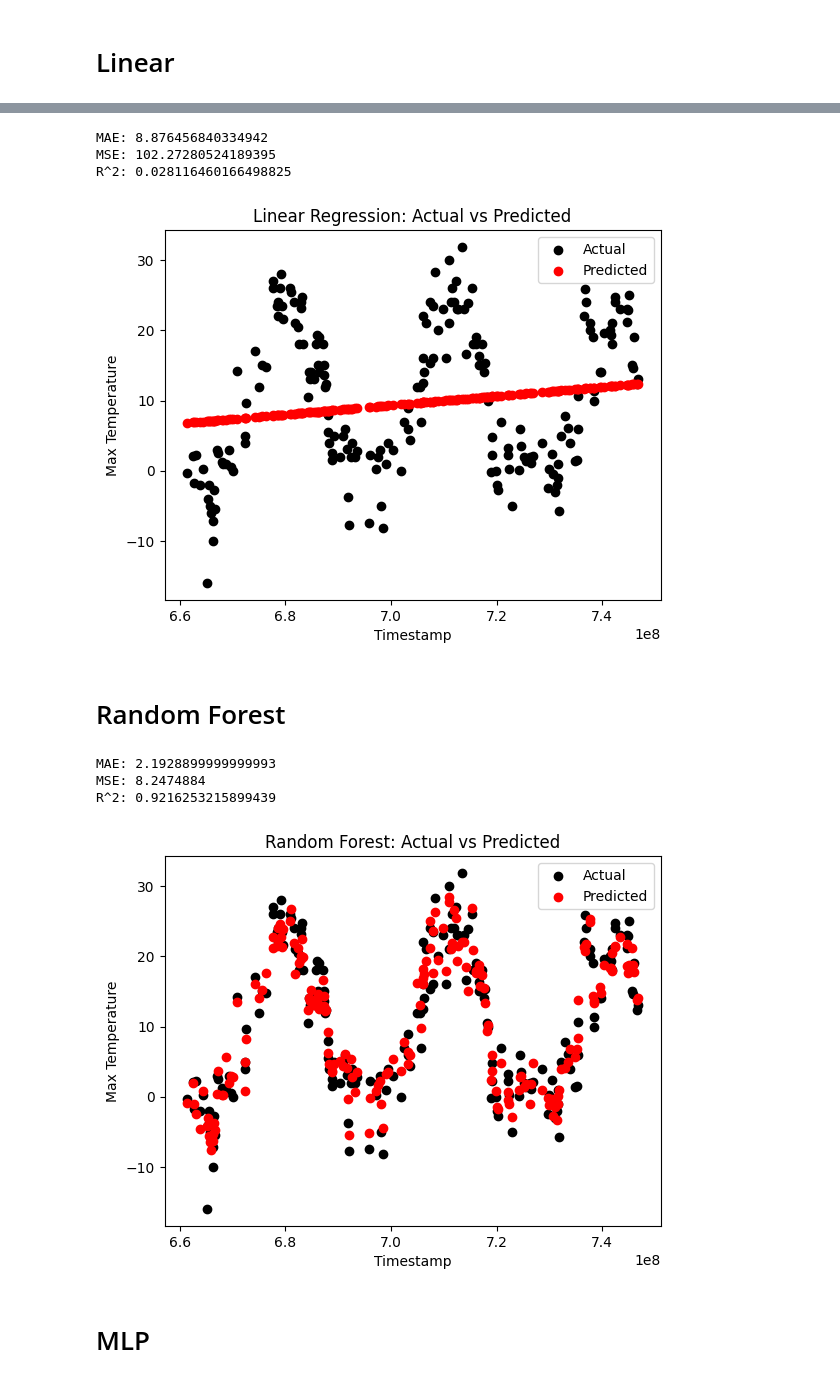
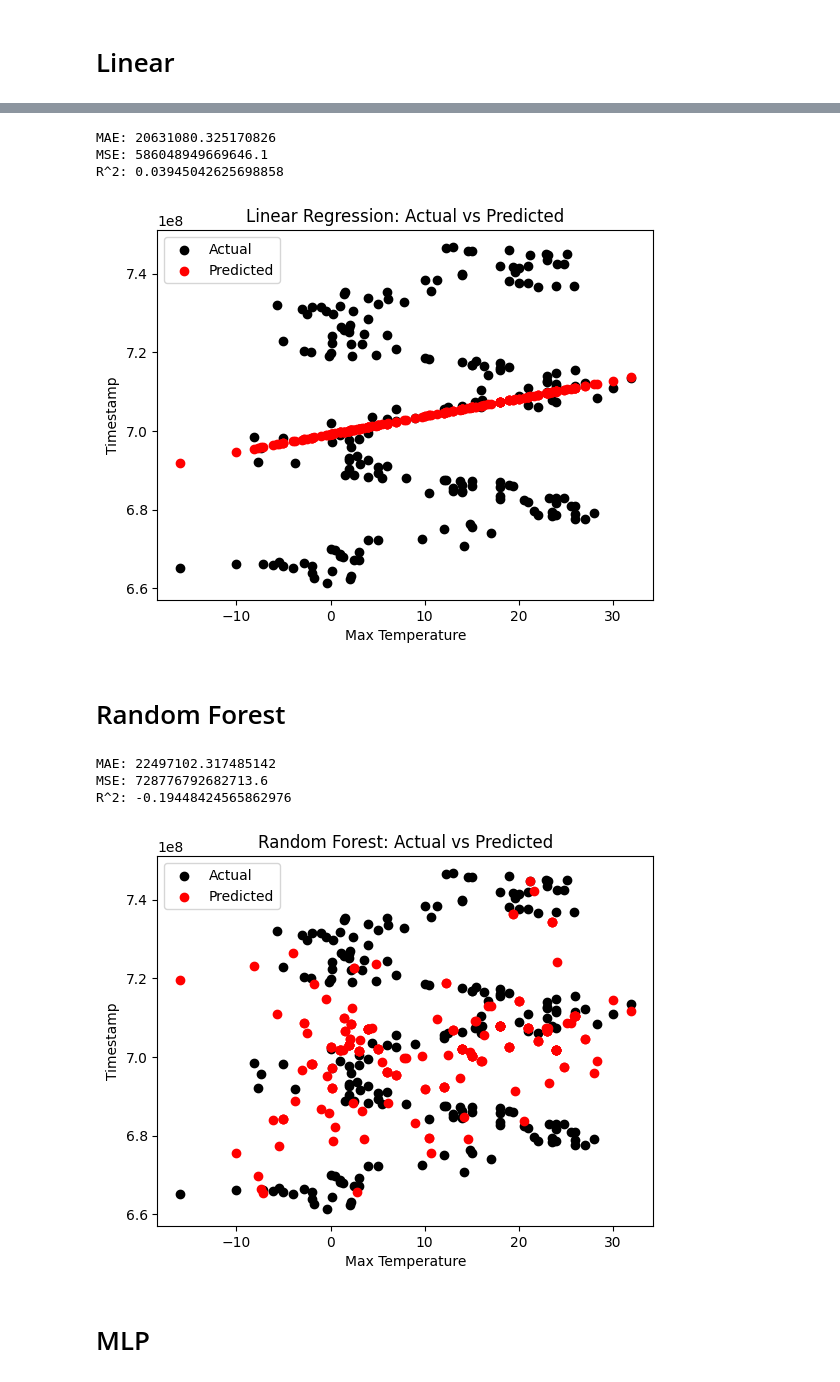
Before and after one commit to Andy-rew/Data-mining, a Jupyter notebook: lab6/lab6.ipynb, the cells around one changed output, grey strips where cells are left out. Drawn from its saved outputs; the diff is of its cells as text; code cells hidden in the pictures.

```diff
--- a/lab6/lab6.ipynb
+++ b/lab6/lab6.ipynb
@@ -65,4 +56,5 @@ import numpy as np
 
 feature = pd.to_datetime(series_analise_date, format='%d.%m.%Y').astype(int) // 10**9 # переводим в секунды
 
-X_train, X_test, y_train, y_test = train_test_split(np.array(feature).reshape(-1, 1), series_analise, test_size=0.2, random_state=42)
+X_train, X_test, y_train, y_test = train_test_split(np.array(series_analise).reshape(-1, 1), np.array(feature), test_size=0.2, random_state=42)
+X_train # температуры
@@ -79,19 +89,19 @@ print('MAE:', mean_absolute_error(y_test, predictions))
 print('MSE:', mean_squared_error(y_test, predictions))
 print('R^2:', r2_score(y_test, predictions))
 # %% [output]
-MAE: 8.876456840334942
-MSE: 102.27280524189395
-R^2: 0.028116460166498825
+MAE: 20631080.325170826
+MSE: 586048949669646.1
+R^2: 0.03945042625698858
 # %%
 plt.scatter(X_test, y_test, color='black', label='Actual')
 plt.scatter(X_test, predictions, color='red', label='Predicted')
-plt.xlabel('Timestamp')
-plt.ylabel('Max Temperature')
+plt.xlabel('Max Temperature')
+plt.ylabel('Timestamp')
 plt.title('Linear Regression: Actual vs Predicted')
 plt.legend()
 plt.show()
 # %% [output]
-[figure, old version]
+[figure, new version]
 # %% [markdown]
 # Random Forest
 # %%
@@ -106,19 +116,19 @@ print('MAE:', mean_absolute_error(y_test, predictions))
 print('MSE:', mean_squared_error(y_test, predictions))
 print('R^2:', r2_score(y_test, predictions))
 # %% [output]
-MAE: 2.1928899999999993
-MSE: 8.2474884
-R^2: 0.9216253215899439
+MAE: 22497102.317485142
+MSE: 728776792682713.6
+R^2: -0.19448424565862976
 # %%
 plt.scatter(X_test, y_test, color='black', label='Actual')
 plt.scatter(X_test, predictions, color='red', label='Predicted')
-plt.xlabel('Timestamp')
-plt.ylabel('Max Temperature')
+plt.xlabel('Max Temperature')
+plt.ylabel('Timestamp')
 plt.title('Random Forest: Actual vs Predicted')
 plt.legend()
 plt.show()
 # %% [output]
-[figure, old version]
+[figure, new version]
 # %% [markdown]
 # MLP
 # %%
```
Also changed, not shown: parts of 9 cells of this notebook.
